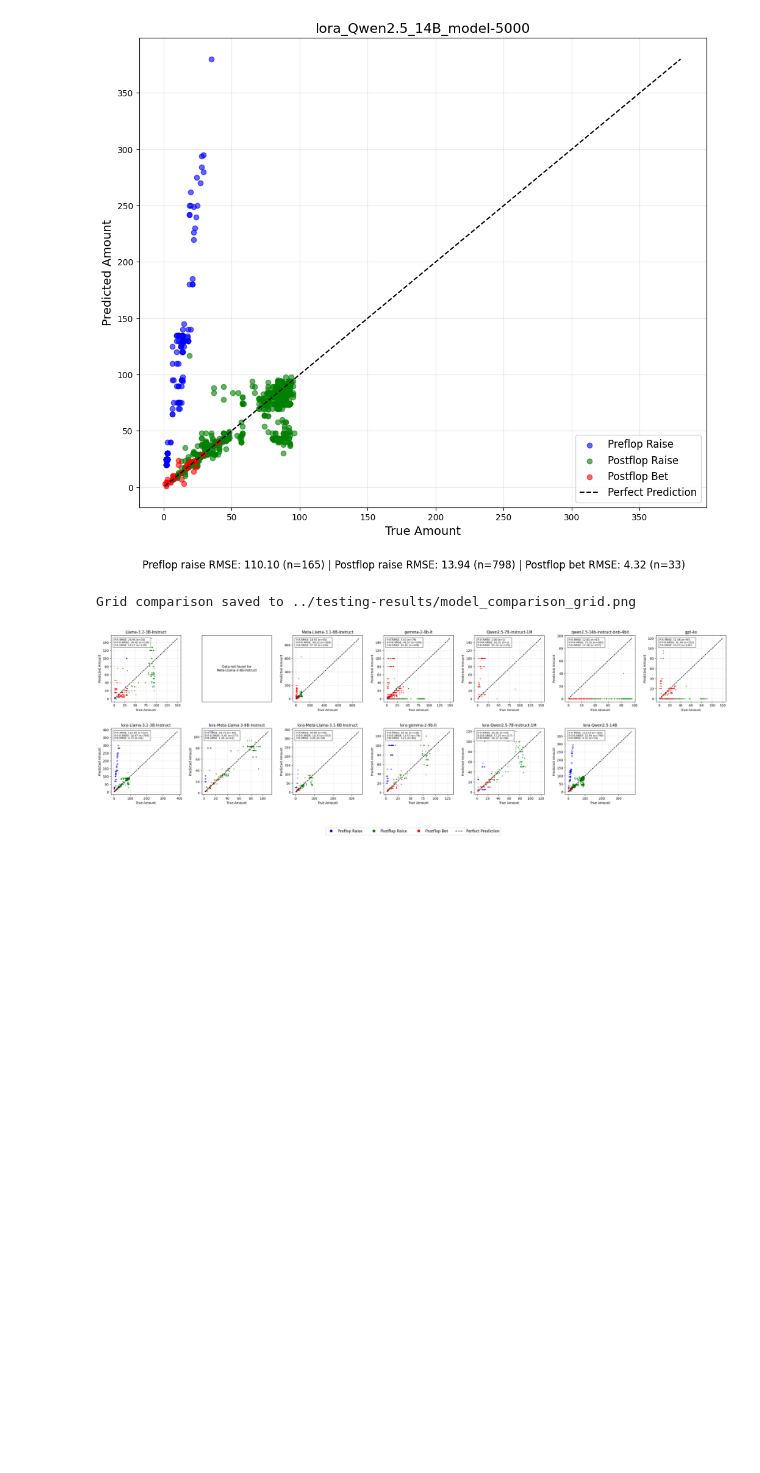
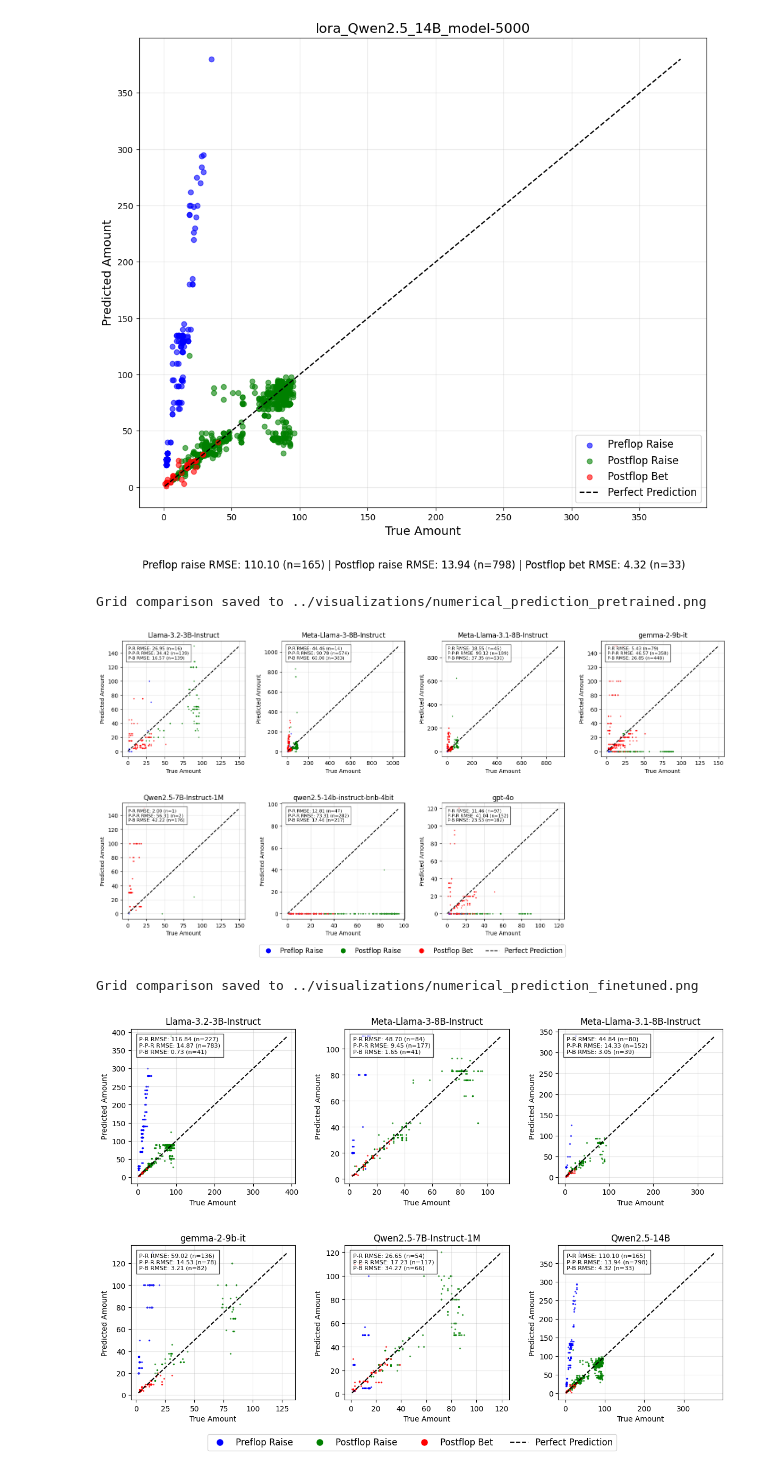
Before and after one commit to FEEYan/COMP0258-poker-LLM, a Jupyter notebook: src/analysis_plot.ipynb, the cells around one changed output. Saved outputs shown, nothing was run; the diff lists cells and outputs as text; code cells hidden in the pictures; blank space fills up the shorter version.

Commit message:
adding llama3 8B original pretrained model evaluations

```diff
--- a/src/analysis_plot.ipynb
+++ b/src/analysis_plot.ipynb
@@ -101,7 +101,7 @@ for model in models_list:
 [figure]
 [figure]
 # %%
-def create_grid_comparison(models_list, cols_per_row=5, save_img=False):
+def create_grid_comparison(models_list, cols_per_row=5, save_img_name = None):
     """
     Create a grid of scatter plots for multiple models.
 
@@ -149,7 +149,7 @@ def create_grid_comparison(models_list, cols_per_row=5, save_img=False):
             postflop_bets = postflop_bets.dropna(
                 subset=['True_Amount', 'Pred_Amount'])
 
-            dot_size = 5
+            dot_size = 2
             # Plot the data points with different colors
             axes[i].scatter(preflop_raises['True_Amount'], preflop_raises['Pred_Amount'],
                             alpha=0.6, color='blue', label='Preflop Raise', s=dot_size)
@@ -191,6 +191,8 @@ def create_grid_comparison(models_list, cols_per_row=5, save_img=False):
                 '_')[0] if '_' in model_name else model_name
             model_display_name = model_display_name.split(
                 '-lr')[0] if '-lr' in model_display_name else model_display_name
+            model_display_name = model_display_name.replace(
+                'lora-', '') if 'lora-' in model_display_name else model_display_name
             axes[i].set_title(f'{model_display_name}', fontsize=12)
             axes[i].set_xlabel('True Amount', fontsize=10)
             axes[i].set_ylabel('Predicted Amount', fontsize=10)
@@ -223,39 +225,47 @@ def create_grid_comparison(models_list, cols_per_row=5, save_img=False):
         labels.append(label)
 
     fig.legend(handles, labels, loc='lower center', ncol=4,
-               bbox_to_anchor=(0.5,-0.15), fontsize=12)
+               bbox_to_anchor=(0.5,-0.05), fontsize=12)
 
     plt.tight_layout()
     plt.subplots_adjust(bottom=0.08, wspace=0.3, hspace=0.4)
 
-    if save_img:
-        grid_image_path = f'../testing-results/model_comparison_grid.png'
+    if save_img_name:
+        grid_image_path = f'../visualizations/{save_img_name}.png'
         plt.savefig(grid_image_path, bbox_inches='tight')
         print(f"Grid comparison saved to {grid_image_path}")
 
     plt.show()
 
-
 # Example usage
-models_list = [
+models_list_pretrained = [
     "Llama-3.2-3B-Instruct",
     "Meta-Llama-3-8B-Instruct",
     "Meta-Llama-3.1-8B-Instruct",
     "gemma-2-9b-it",
     "Qwen2.5-7B-Instruct-1M",
     "qwen2.5-14b-instruct-bnb-4bit",
     "gpt-4o",
+]
+
+models_list_finetuned = [
     "lora-Llama-3.2-3B-Instruct-lr-5",
     "lora-Meta-Llama-3-8B-Instruct-lr-6",
     "lora-Meta-Llama-3.1-8B-Instruct",
     "lora-gemma-2-9b-it",
     "lora-Qwen2.5-7B-Instruct-1M",
     "lora-Qwen2.5-14B_model-5000",
 
     # Add more models as needed
 ]
 
-create_grid_comparison(models_list, cols_per_row=7, save_img=True)
+
+create_grid_comparison(models_list_pretrained, cols_per_row=4,
+                       save_img_name="numerical_prediction_pretrained")
+create_grid_comparison(models_list_finetuned, cols_per_row=3,
+                       save_img_name="numerical_prediction_finetuned")
 # %% [output]
-Grid comparison saved to ../testing-results/model_comparison_grid.png
+Grid comparison saved to ../visualizations/numerical_prediction_pretrained.png
-[figure, old version]
+[figure, new version]
+Grid comparison saved to ../visualizations/numerical_prediction_finetuned.png
+[figure, added]
```
Also changed, not shown: 11 other files.
